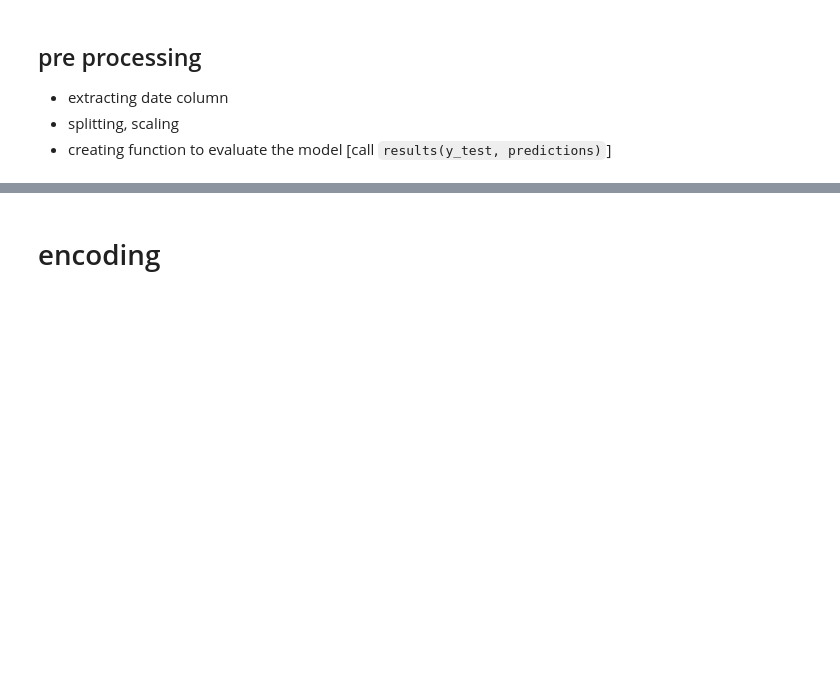
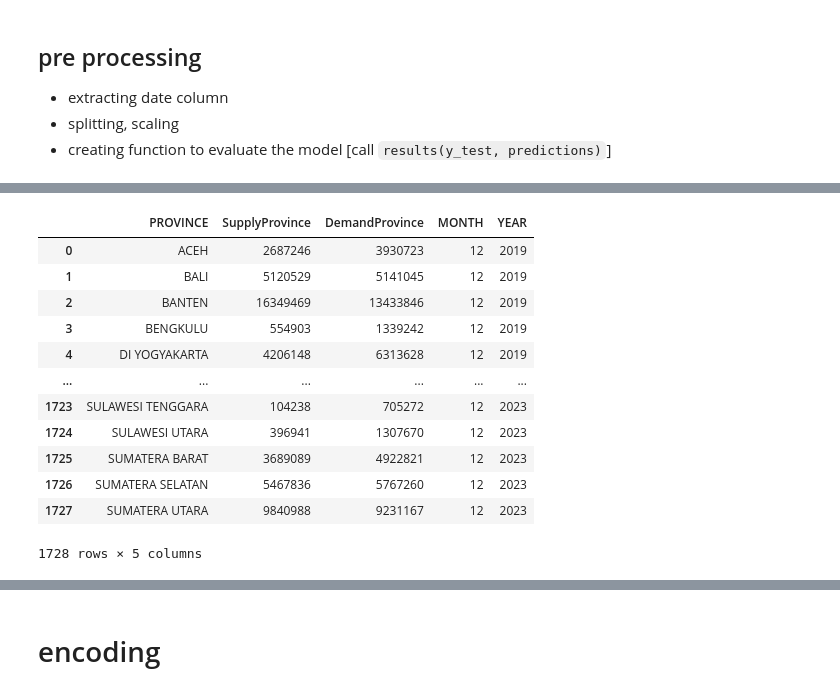
Before and after one commit to thisissteff/forecasting, a Jupyter notebook: forecasting_bin.ipynb, the cells around one changed output, grey strips where cells are left out. Saved outputs shown, nothing was run; the diff lists cells and outputs as text; code cells hidden in the pictures; blank space fills up the shorter version.

```diff
--- a/forecasting_bin.ipynb
+++ b/forecasting_bin.ipynb
@@ -107,0 +149,35 @@ df = df.drop('DAY_DATE', axis = 1)
+# %%
+# importing demand and supply dataset
+df_demand_supply = pd.read_csv('/workspaces/forecasting/data/provinceDD&SS.csv')
+df_demand_supply
+
+# splitting the month_year column into separate month and year columns
+df_demand_supply[['MONTH', 'YEAR']] = df_demand_supply['Month_Year'].str.split(' ', expand = True)
+
+# mapping month to numerical values
+month_num = {
+    'Jan' : 1, 'Feb' : 2, 'Mar' : 3, 'Apr' : 4, 'May' : 5, 'Jun' : 6, 'Jul' : 7,
+    'Aug' : 8, 'Sep' : 9, 'Oct' : 10, 'Nov' : 11, 'Dec' : 12
+}
+
+# replacing month with numerical values
+df_demand_supply['MONTH'] = df_demand_supply['MONTH'].replace(month_num)
+df_demand_supply['YEAR'] = df_demand_supply['YEAR'].astype(int)
+
+# dropping original month_year column
+df_demand_supply.drop('Month_Year', axis = 1, inplace = True)
+df_demand_supply
+# %% [output]
+|  | PROVINCE | SupplyProvince | DemandProvince | MONTH | YEAR |
+| 0 | ACEH | 2687246 | 3930723 | 12 | 2019 |
+| 1 | BALI | 5120529 | 5141045 | 12 | 2019 |
+| 2 | BANTEN | 16349469 | 13433846 | 12 | 2019 |
+| 3 | BENGKULU | 554903 | 1339242 | 12 | 2019 |
+| 4 | DI YOGYAKARTA | 4206148 | 6313628 | 12 | 2019 |
+| ... | ... | ... | ... | ... | ... |
+| 1723 | SULAWESI TENGGARA | 104238 | 705272 | 12 | 2023 |
+| 1724 | SULAWESI UTARA | 396941 | 1307670 | 12 | 2023 |
+| 1725 | SUMATERA BARAT | 3689089 | 4922821 | 12 | 2023 |
+| 1726 | SUMATERA SELATAN | 5467836 | 5767260 | 12 | 2023 |
+| 1727 | SUMATERA UTARA | 9840988 | 9231167 | 12 | 2023 |
+1728 rows × 5 columns
```
Also changed, not shown: parts of 5 cells of this notebook, 1 other file.
